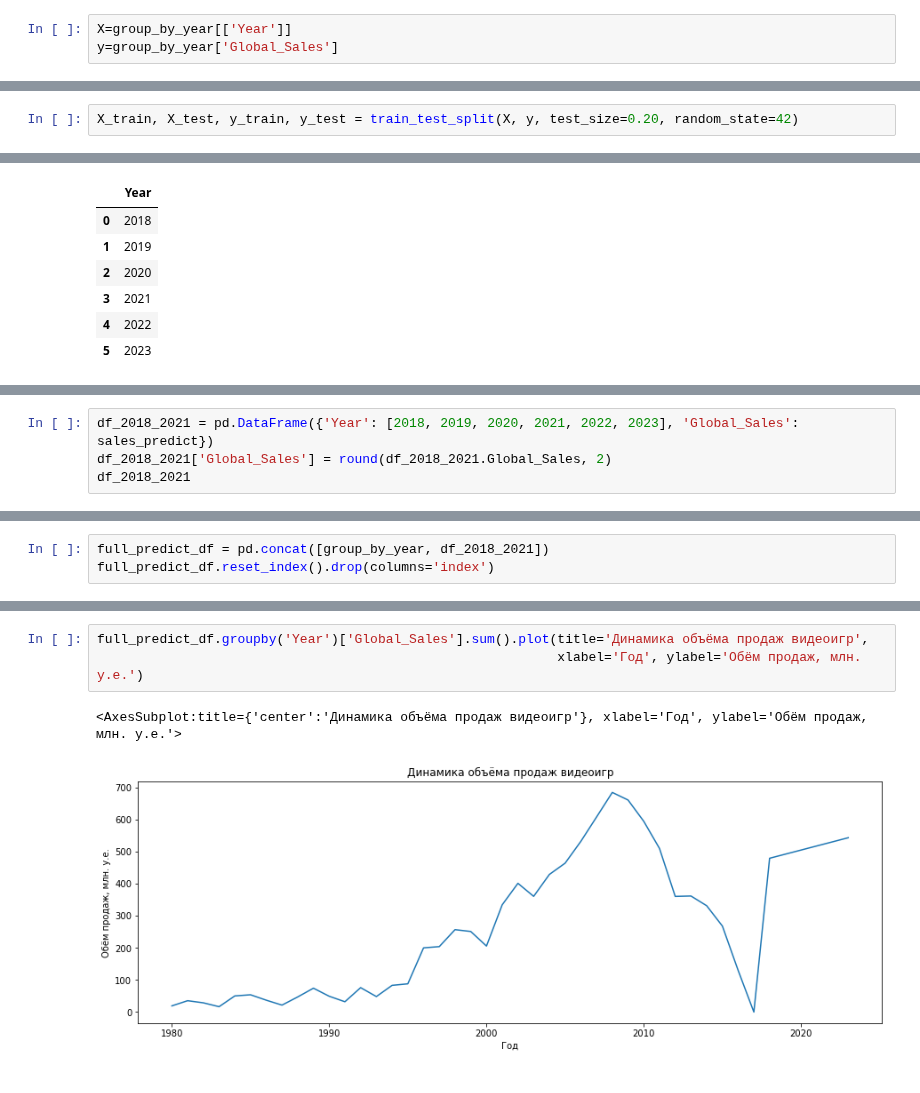
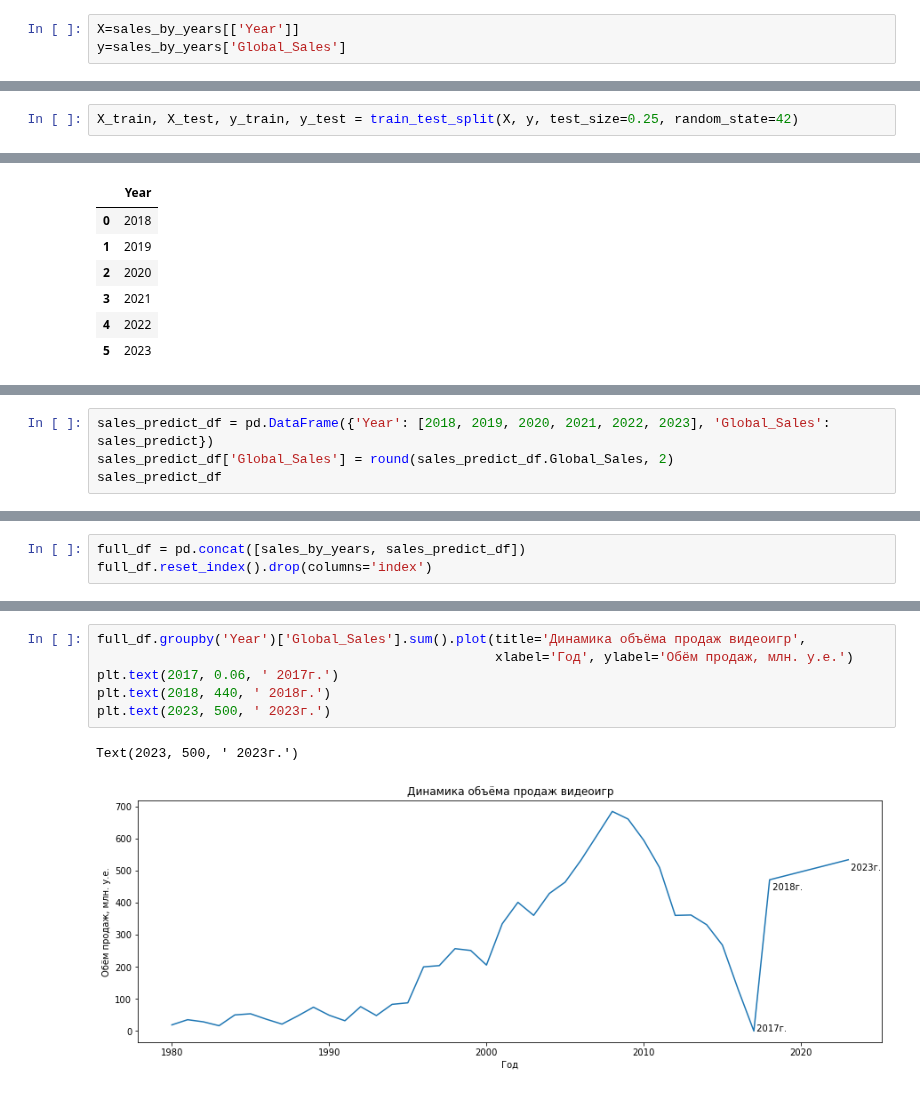
Before and after one commit to Gralex78/Home-Work-PYDA-20, a Jupyter notebook: 29_Diplom/Predict_Model.ipynb, the cells around one changed output, grey strips where cells are left out. Cells and saved outputs as stored; diff of their text form.

```diff
--- a/29_Diplom/Predict_Model.ipynb
+++ b/29_Diplom/Predict_Model.ipynb
@@ -172,5 +171,5 @@ group_by_year.describe()
 from sklearn.linear_model import BayesianRidge, LinearRegression
 from sklearn.model_selection import train_test_split
 # %%
-X=group_by_year[['Year']]
-y=group_by_year['Global_Sales']
+X=sales_by_years[['Year']]
+y=sales_by_years['Global_Sales']
@@ -217,2 +176,2 @@ Name: Global_Sales, dtype: float64
 # %%
-X_train, X_test, y_train, y_test = train_test_split(X, y, test_size=0.20, random_state=42)
+X_train, X_test, y_train, y_test = train_test_split(X, y, test_size=0.25, random_state=42)
@@ -346,6 +249,6 @@ array([479.46154881, 492.26048094, 505.05941307, 517.8583452 ,
 # %%
-df_2018_2021 = pd.DataFrame({'Year': [2018, 2019, 2020, 2021, 2022, 2023], 'Global_Sales': sales_predict})
-df_2018_2021['Global_Sales'] = round(df_2018_2021.Global_Sales, 2)
-df_2018_2021
+sales_predict_df = pd.DataFrame({'Year': [2018, 2019, 2020, 2021, 2022, 2023], 'Global_Sales': sales_predict})
+sales_predict_df['Global_Sales'] = round(sales_predict_df.Global_Sales, 2)
+sales_predict_df
 # %% [output]
 |  | Year | Global_Sales |
@@ -358,6 +261,6 @@ df_2018_2021
 # %%
-full_predict_df = pd.concat([group_by_year, df_2018_2021])
-full_predict_df.reset_index().drop(columns='index')
+full_df = pd.concat([sales_by_years, sales_predict_df])
+full_df.reset_index().drop(columns='index')
 # %% [output]
 |  | Year | Global_Sales |
 | 0 | 1980 | 19.36 |
@@ -379,6 +282,9 @@ full_predict_df.reset_index().drop(columns='index')
 # %%
-full_predict_df.groupby('Year')['Global_Sales'].sum().plot(title='Динамика объёма продаж видеоигр',
-                                                           xlabel='Год', ylabel='Обём продаж, млн. у.е.')
+full_df.groupby('Year')['Global_Sales'].sum().plot(title='Динамика объёма продаж видеоигр',
+                                                   xlabel='Год', ylabel='Обём продаж, млн. у.е.')
+plt.text(2017, 0.06, ' 2017г.')
+plt.text(2018, 440, ' 2018г.')
+plt.text(2023, 500, ' 2023г.')
 # %% [output]
-<AxesSubplot:title={'center':'Динамика объёма продаж видеоигр'}, xlabel='Год', ylabel='Обём продаж, млн. у.е.'>
+Text(2023, 500, ' 2023г.')
-[figure, old version]
+[figure, new version]
```
Also changed, not shown: parts of 20 cells of this notebook.
